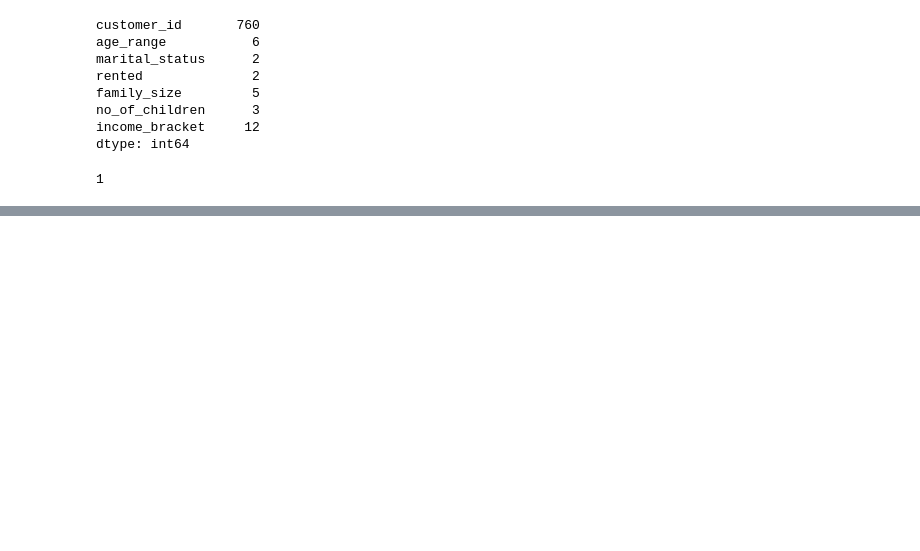
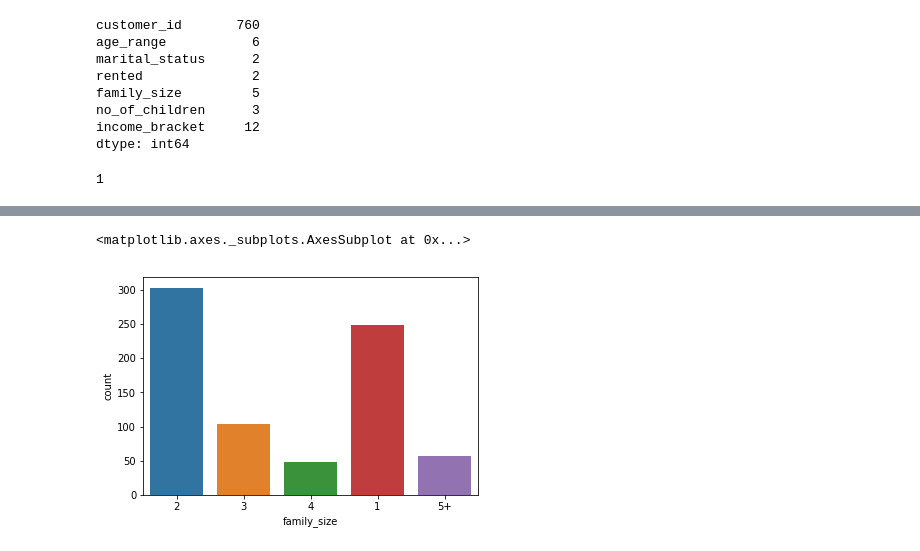
Before and after one commit to AgarwalGeeks/AmExpert, a Jupyter notebook: AmExpert.ipynb, the cells around one changed output, grey strips where cells are left out. Cells and saved outputs as stored; diff of their text form; code cells hidden in the pictures; blank space fills up the shorter version.

```diff
--- a/AmExpert.ipynb
+++ b/AmExpert.ipynb
@@ -495,0 +515,5 @@ customer_demographics_data['customer_id'].min()
+# %%
+sns.countplot("family_size",data=customer_demographics_data)
+# %% [output]
+<matplotlib.axes._subplots.AxesSubplot at 0x...>
+[figure, added]
```
Also changed, not shown: parts of 48 cells of this notebook.
